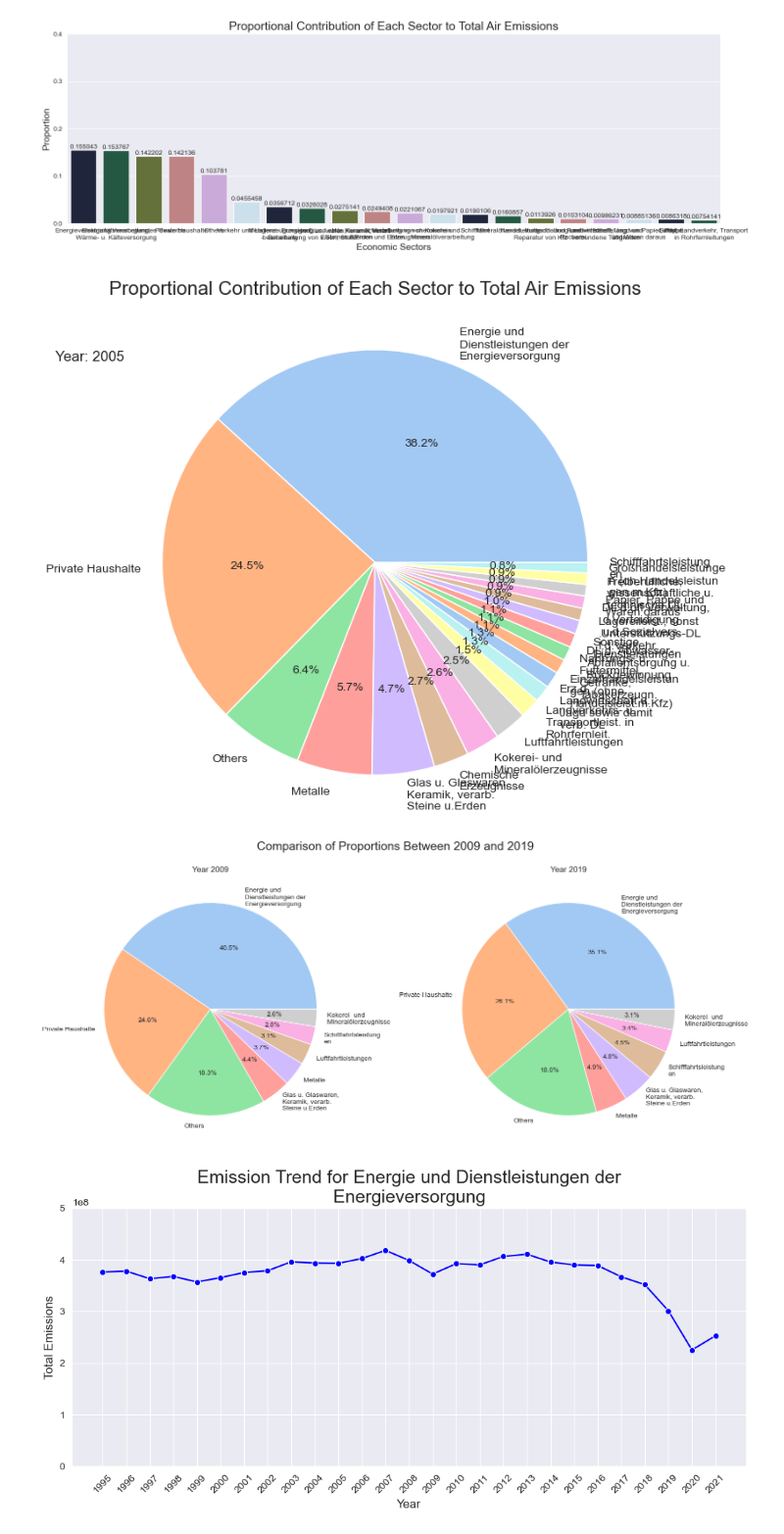
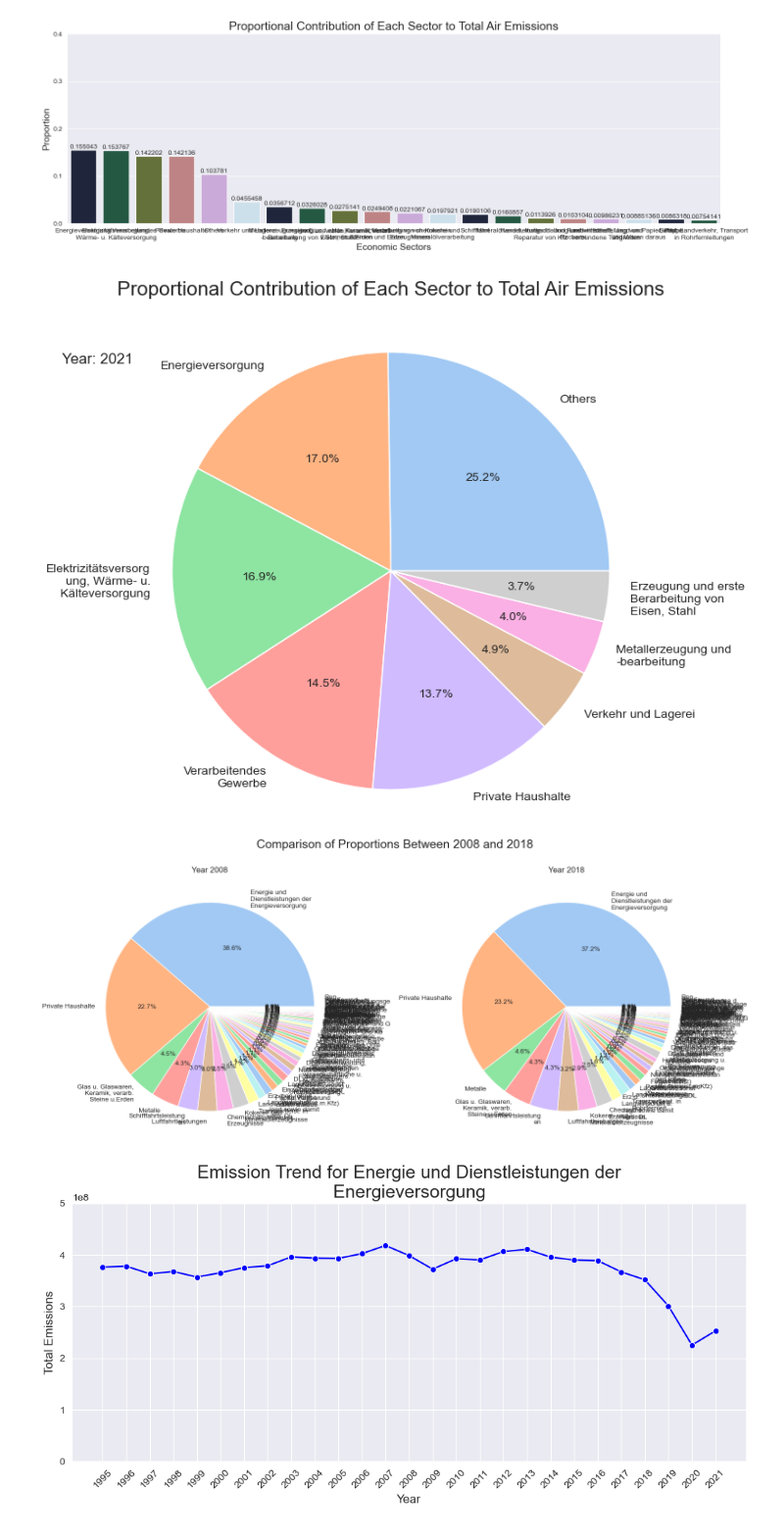
Before and after one commit to AyseAsude/FAU-MADE, a Jupyter notebook: project/analysis.ipynb, the cells around one changed output. Shown at 98% size. Saved outputs shown, nothing was run; the diff lists cells and outputs as text; code cells hidden in the pictures.

```diff
--- a/project/analysis.ipynb
+++ b/project/analysis.ipynb
@@ -34,6 +36,13 @@ def calc_proportions(df):
     return total_year_emission
 
 def add_others_sector(df, rank=6):
+    if rank == 0:
+        new_row = {'economic_sector': 'Others'}
+        new_row.update({col: 0 for col in df.columns if col != 'economic_sector'})
+        new_row_df = pd.DataFrame([new_row])
+        df = pd.concat([df, new_row_df], ignore_index=True)
+        return df
+
     num_sectors = len(df)
     others_df = df.tail(num_sectors - rank - 1)
     sums = others_df.drop(columns=["economic_sector"]).sum()
@@ -181,8 +215,8 @@ sorted(rank_dict.items(), key=lambda x:x[1])
 # %% [markdown]
 Sectors who emit the most: Energie und Dienstleistungen der Energieversorgung, Private Haushalte, Metalle, Glas u. Glaswaren, Keramik, verarb. Steine u.Erden
 # %%
-year_2020 = analyze_year(2020, 20)
-year_2021 = analyze_year(2021, 20)
+year_2020 = analyze_year(2020, 8)
+year_2021 = analyze_year(2021, 8)
 visualize(year_2020)
 # %% [output]
 The palette list has fewer values (6) than needed (20) and will cycle, which may produce an uninterpretable plot.
@@ -191,36 +225,35 @@ The palette list has fewer values (6) than needed (20) and will cycle, which may
 # %%
 palette = sns.color_palette("pastel")
 sns.set_style("dark")
 plt.figure(figsize=(7, 7))
 
-wrapped_labels = [ '\n'.join(wrap(label, 20)) for label in year_dict[2000]["economic_sector"] ]
-plt.pie(year_dict[2000]["proportions"], labels=wrapped_labels, colors=palette, autopct='%1.1f%%')
+wrapped_labels = [ '\n'.join(wrap(label, 20)) for label in year_2021["economic_sector"] ]
+plt.pie(year_2021["proportions"], labels=wrapped_labels, colors=palette, autopct='%1.1f%%')
 plt.axis('equal')
-plt.text(-1.5, 1, f'Year: 2005', fontsize=12, verticalalignment='top')
+plt.text(-1.5, 1, f'Year: 2021', fontsize=12, verticalalignment='top')
 plt.title('Proportional Contribution of Each Sector to Total Air Emissions', fontsize=16, pad=30)
 plt.show()
 # %% [output]
-[figure, old version]
+[figure, new version]
 # %%
 palette = sns.color_palette("pastel")
 sns.set_style("dark")
 fig, axs = plt.subplots(1, 2, figsize=(15, 15))
 
-years_data = {2009: year_dict[2009], 2019: year_dict[2019]}
+years_data = {2008: year_dict[2008], 2018: year_dict[2018]}
 for idx, (year, data) in enumerate(years_data.items()):
-    # Wrap labels if needed
+
     wrapped_labels = ['\n'.join(wrap(label, 20)) for label in data["economic_sector"]]
 
-    # Plot pie chart
+
     axs[idx].pie(data["proportions"] + data["excluded_proportions"], labels=wrapped_labels, autopct='%1.1f%%', colors=palette)
-    axs[idx].set_title(f'Year {year}')  # Set title for each subplot
+    axs[idx].set_title(f'Year {year}')
 
-
-fig.suptitle('Comparison of Proportions Between 2009 and 2019', fontsize=18, y=0.72)
+fig.suptitle('Comparison of Proportions Between 2008 and 2018', fontsize=18, y=0.72)
 plt.tight_layout()
 plt.show()
 # %% [output]
-[figure, old version]
+[figure, new version]
 # %%
 # We can compare some sectors from 2020 and 2021 by manually altering the sector names.
 
```
Also changed, not shown: parts of 9 cells of this notebook, 2 other files.
